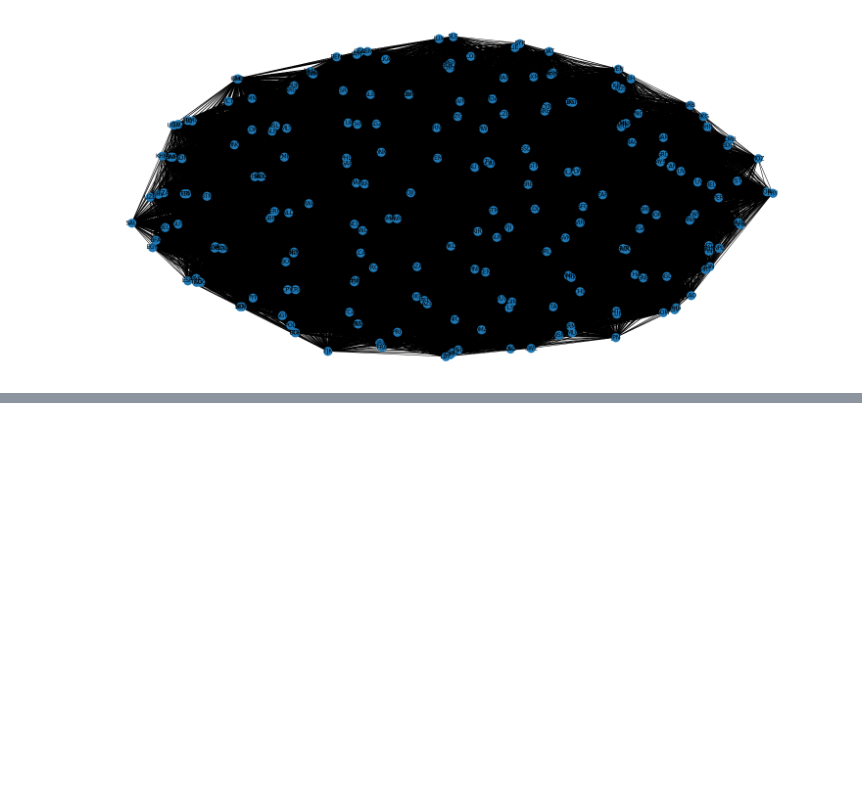
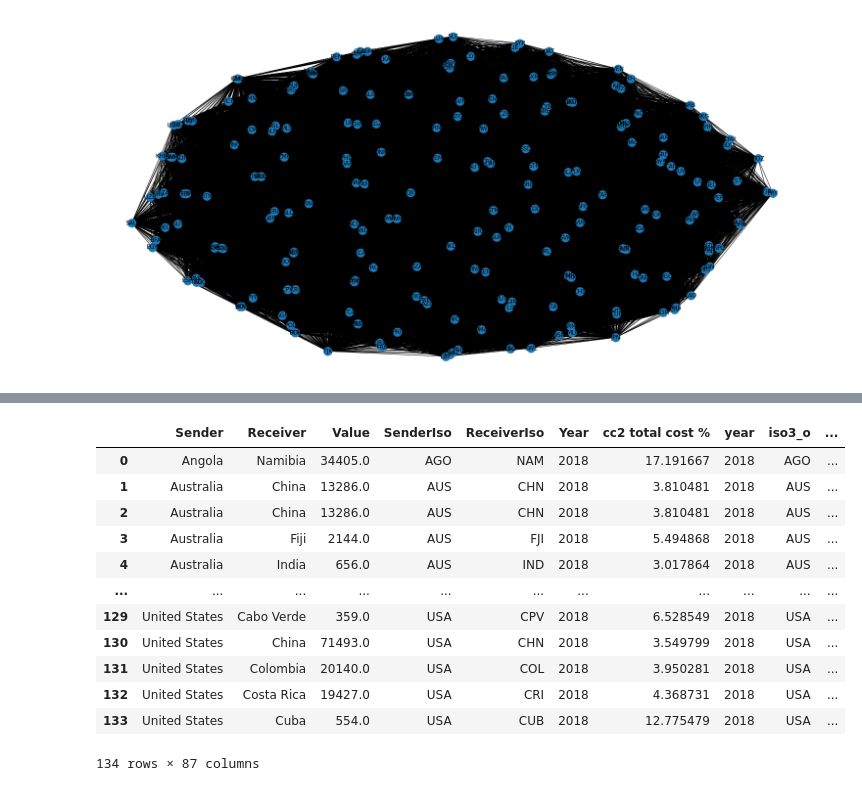
Before and after one commit to Halkenhaeusser/International-Money-and-Finance, a Jupyter notebook: Remittances/remit.ipynb, the cells around one changed output, grey strips where cells are left out. Cells and saved outputs as stored; diff of their text form; code cells hidden in the pictures; blank space fills up the shorter version.

```diff
--- a/Remittances/remit.ipynb
+++ b/Remittances/remit.ipynb
@@ -155,0 +272,14 @@ selected_edges = [(u,v) for u,v,e in g.edges(data=True) if e['Value'] >0]
+# %%
+flipped_colnames = []
+for colname in gravity_data.columns:
+
+    if colname[-1] == 'd':
+
+        flipped_colnames.append(str(colname[:-1] + 'o'))
+
+    elif colname[-1] == 'o':
+
+        flipped_colnames.append(str(colname[:-1] + 'd'))
+
+    else:
+        flipped_colnames.append(colname)
@@ -155,0 +306,5 @@ selected_edges = [(u,v) for u,v,e in g.edges(data=True) if e['Value'] >0]
+# %%
+gravity_data_flipped = gravity_data.copy()
+gravity_data_flipped.columns = flipped_colnames
+# %%
+gravity_data_full = gravity_data.append(gravity_data_flipped, ignore_index = True )
@@ -155,0 +333,18 @@ selected_edges = [(u,v) for u,v,e in g.edges(data=True) if e['Value'] >0]
+# %%
+weight_calc = bilateral_merge_18.merge(gravity_data_full, left_on= ['SenderIso', 'ReceiverIso'], right_on=['iso3_o', 'iso3_d'])
+# %%
+weight_calc
+# %% [output]
+|  | Sender | Receiver | Value | SenderIso | ReceiverIso | Year | cc2 total cost % | year | iso3_o | ... |
+| 0 | Angola | Namibia | 34405.0 | AGO | NAM | 2018 | 17.191667 | 2018 | AGO | ... |
+| 1 | Australia | China | 13286.0 | AUS | CHN | 2018 | 3.810481 | 2018 | AUS | ... |
+| 2 | Australia | China | 13286.0 | AUS | CHN | 2018 | 3.810481 | 2018 | AUS | ... |
+| 3 | Australia | Fiji | 2144.0 | AUS | FJI | 2018 | 5.494868 | 2018 | AUS | ... |
+| 4 | Australia | India | 656.0 | AUS | IND | 2018 | 3.017864 | 2018 | AUS | ... |
+| ... | ... | ... | ... | ... | ... | ... | ... | ... | ... | ... |
+| 129 | United States | Cabo Verde | 359.0 | USA | CPV | 2018 | 6.528549 | 2018 | USA | ... |
+| 130 | United States | China | 71493.0 | USA | CHN | 2018 | 3.549799 | 2018 | USA | ... |
+| 131 | United States | Colombia | 20140.0 | USA | COL | 2018 | 3.950281 | 2018 | USA | ... |
+| 132 | United States | Costa Rica | 19427.0 | USA | CRI | 2018 | 4.368731 | 2018 | USA | ... |
+| 133 | United States | Cuba | 554.0 | USA | CUB | 2018 | 12.775479 | 2018 | USA | ... |
+134 rows × 87 columns
```
Also changed, not shown: parts of 37 cells of this notebook, 4 other files.
